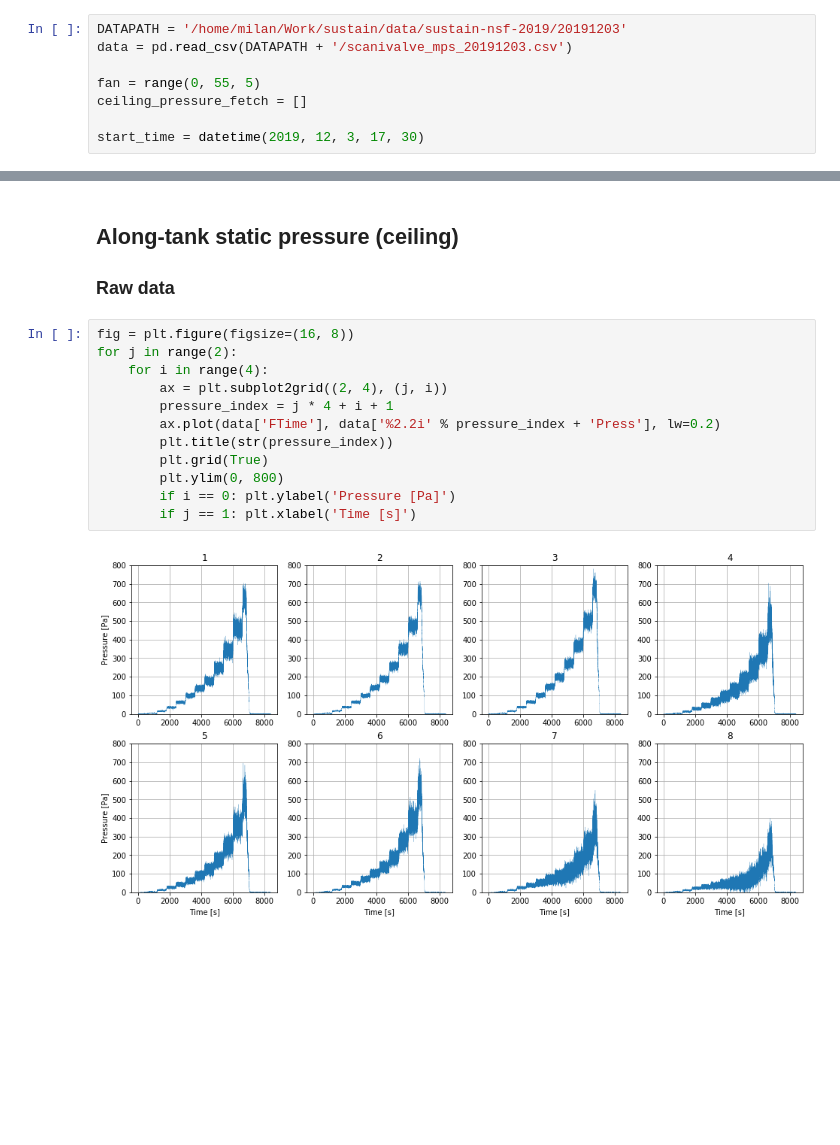
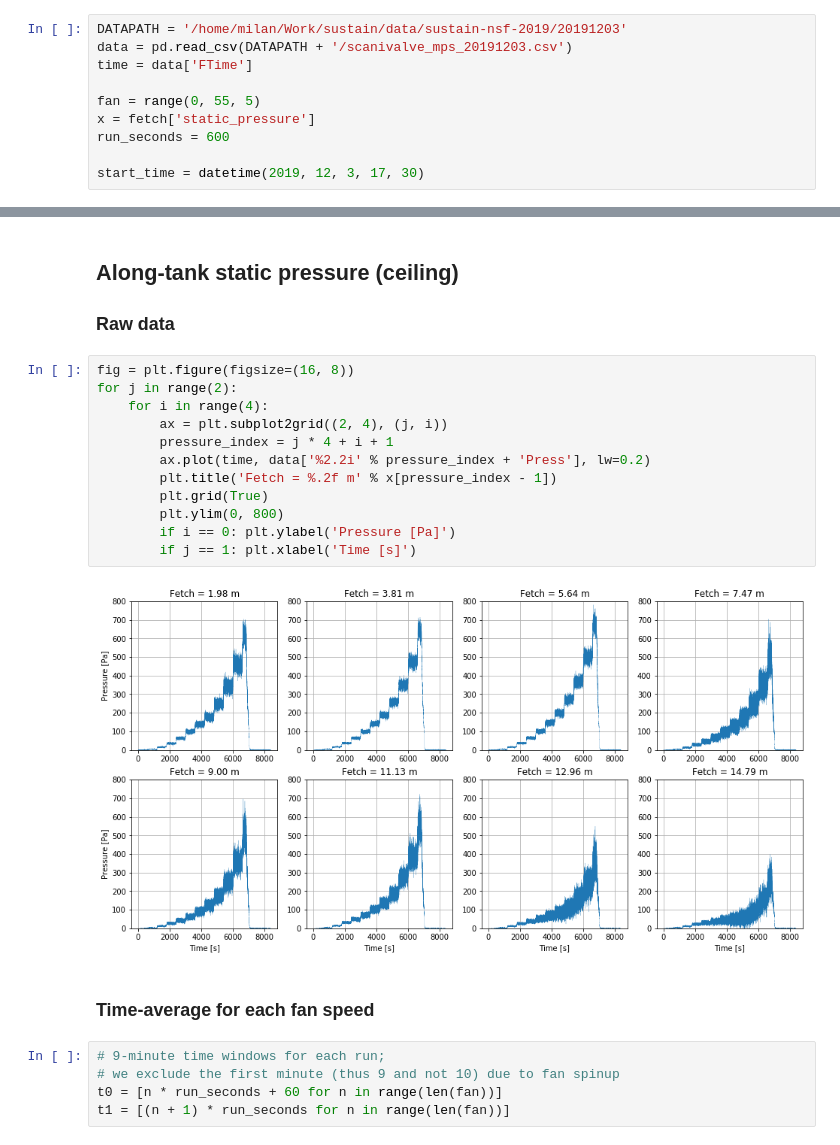
Before and after one commit to sustain-lab/sustain-drag-2020, a Jupyter notebook: scanivalve_pressure.ipynb, the cells around one changed output, grey strips where cells are left out. Saved outputs shown, nothing was run; the diff lists cells and outputs as text; blank space fills up the shorter version.

Commit message:
load fetch values programmatically

```diff
--- a/scanivalve_pressure.ipynb
+++ b/scanivalve_pressure.ipynb
@@ -20,9 +21,11 @@ import pandas as pd
 # %%
 DATAPATH = '/home/milan/Work/sustain/data/sustain-nsf-2019/20191203'
 data = pd.read_csv(DATAPATH + '/scanivalve_mps_20191203.csv')
+time = data['FTime']
 
 fan = range(0, 55, 5)
-ceiling_pressure_fetch = []
+x = fetch['static_pressure']
+run_seconds = 600
 
 start_time = datetime(2019, 12, 3, 17, 30)
 # %%
@@ -48,14 +51,21 @@ data
 # %%
 fig = plt.figure(figsize=(16, 8))
 for j in range(2):
     for i in range(4):
         ax = plt.subplot2grid((2, 4), (j, i))
         pressure_index = j * 4 + i + 1
-        ax.plot(data['FTime'], data['%2.2i' % pressure_index + 'Press'], lw=0.2)
-        plt.title(str(pressure_index))
+        ax.plot(time, data['%2.2i' % pressure_index + 'Press'], lw=0.2)
+        plt.title('Fetch = %.2f m' % x[pressure_index - 1])
         plt.grid(True)
         plt.ylim(0, 800)
         if i == 0: plt.ylabel('Pressure [Pa]')
         if j == 1: plt.xlabel('Time [s]')
 # %% [output]
-[figure, old version]
+[figure, new version]
+# %% [markdown]
+### Time-average for each fan speed
+# %%
+# 9-minute time windows for each run;
+# we exclude the first minute (thus 9 and not 10) due to fan spinup
+t0 = [n * run_seconds + 60 for n in range(len(fan))]
+t1 = [(n + 1) * run_seconds for n in range(len(fan))]
```
Also changed, not shown: parts of 2 cells of this notebook, 1 other file.
